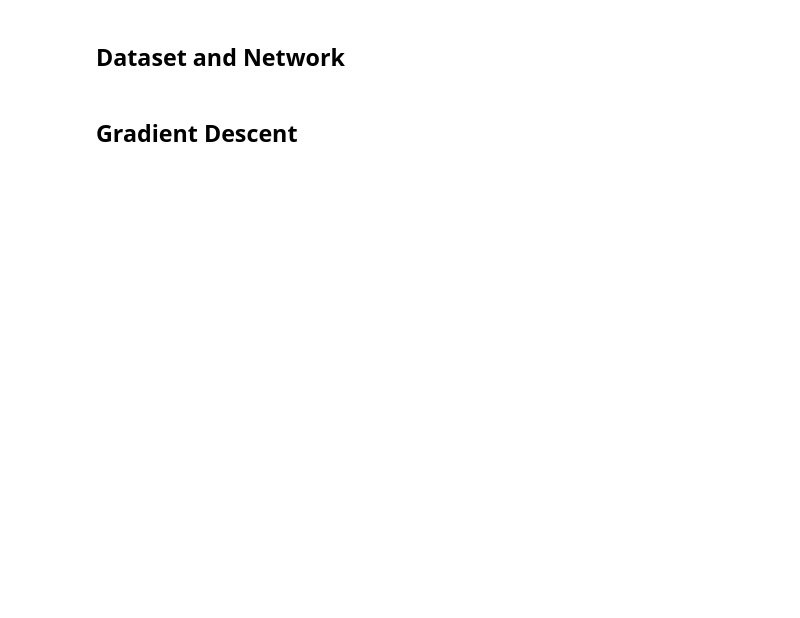
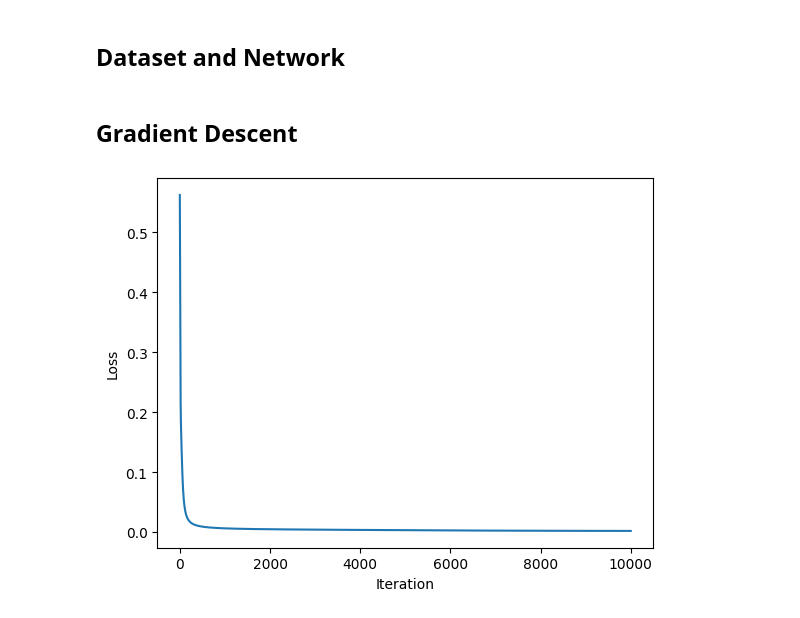
Before and after one commit to Ethan2541/Neural-Network-Library, a Jupyter notebook: experiments/activation_network.ipynb, the cells around one changed output. Drawn from its saved outputs; the diff is of its cells as text; code cells hidden in the pictures; blank space fills up the shorter version.

```diff
--- a/experiments/activation_network.ipynb
+++ b/experiments/activation_network.ipynb
@@ -105,7 +25,7 @@ loss = MSELoss()
 # %% [markdown]
 ## Gradient Descent
 # %%
-def gradient_descent(X, y, n_iter_max=1000, gradient_step=1e-4):
+def gradient_descent(X, y, n_iter_max=10000, gradient_step=1e-4):
     losses = []
     for _ in range(n_iter_max):
         z1 = network[0](X)
@@ -130,6 +50,16 @@ def gradient_descent(X, y, n_iter_max=1000, gradient_step=1e-4):
         network[2].zero_grad()
         network[0].zero_grad()
     return losses
+# %%
+import matplotlib.pyplot as plt
+
+losses = gradient_descent(X, y)
+plt.plot(losses)
+plt.xlabel("Iteration")
+plt.ylabel("Loss")
+plt.show()
+# %% [output]
+[figure, added]
 # %%
 def predict(X):
     z1 = network[0].forward(X)
```
Also changed, not shown: parts of 8 cells of this notebook, 6 other files.
